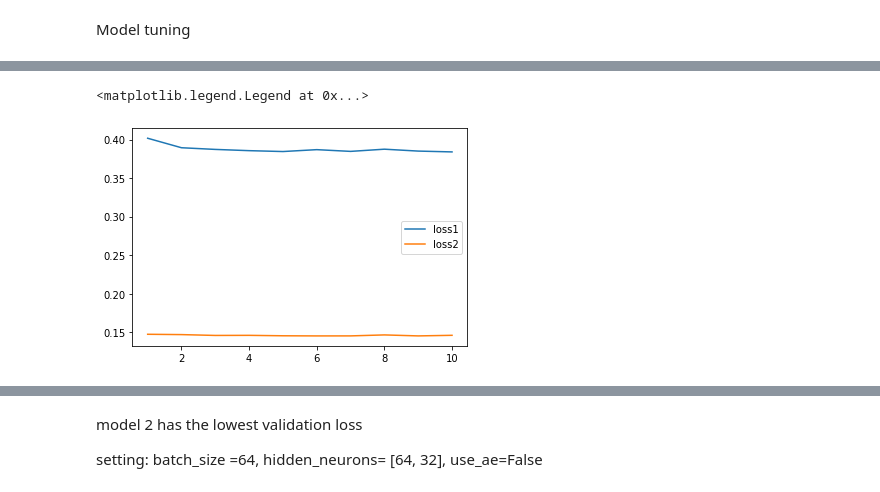
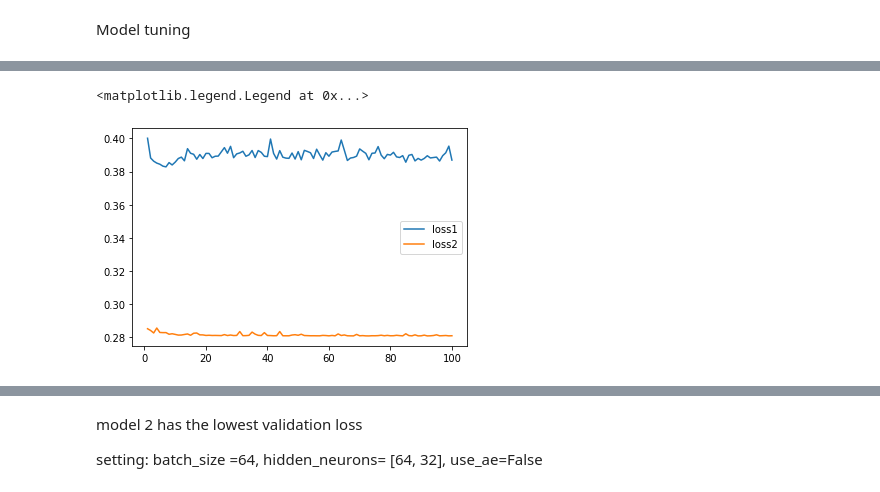
Before and after one commit to Geebigib/Explainable-Anomaly-detection-In-ICS, a Jupyter notebook: Neural_Network_Base_Model_tuning.ipynb, the cells around one changed output, grey strips where cells are left out. Saved outputs shown, nothing was run; the diff lists cells and outputs as text; code cells hidden in the pictures.

```diff
--- a/Neural_Network_Base_Model_tuning.ipynb
+++ b/Neural_Network_Base_Model_tuning.ipynb
@@ -91,10 +94,12 @@ train_p1 = train_scale[P1]
 test_p1 = test_scale[P1]
 # %% [markdown]
 Model tuning
+# %%
+epochs = 100
 # %%
 from  pyod.models.deep_svdd import DeepSVDD
-model1 = DeepSVDD(preprocessing = False,epochs=10, batch_size =64, hidden_neurons= [64, 32], use_ae=True)
-model2 = DeepSVDD(preprocessing = False,epochs=10, batch_size =64, hidden_neurons= [64, 32], use_ae=False)
+model1 = DeepSVDD(preprocessing = False,epochs=epochs, batch_size =64, hidden_neurons= [64, 32], use_ae=True)
+model2 = DeepSVDD(preprocessing = False,epochs=epochs, batch_size =64, hidden_neurons= [64, 32], use_ae=False)
 # %%
 model1.fit(train_scale)
 model2.fit(train_scale)
@@ -130,10 +135,10 @@ DeepSVDD(batch_size=64,
 loss1 = model1.history_
 loss2 = model2.history_
 # %%
-plt.plot(np.arange(1,11), loss1['val_loss'])
-plt.plot(np.arange(1,11), loss2['val_loss'])
+plt.plot(np.arange(1,101), loss1['val_loss'])
+plt.plot(np.arange(1,101), loss2['val_loss'])
 plt.legend(['loss1','loss2'])
 # %% [output]
 <matplotlib.legend.Legend at 0x...>
-[figure, old version]
+[figure, new version]
 # %%
```
Also changed, not shown: parts of 8 cells of this notebook.
